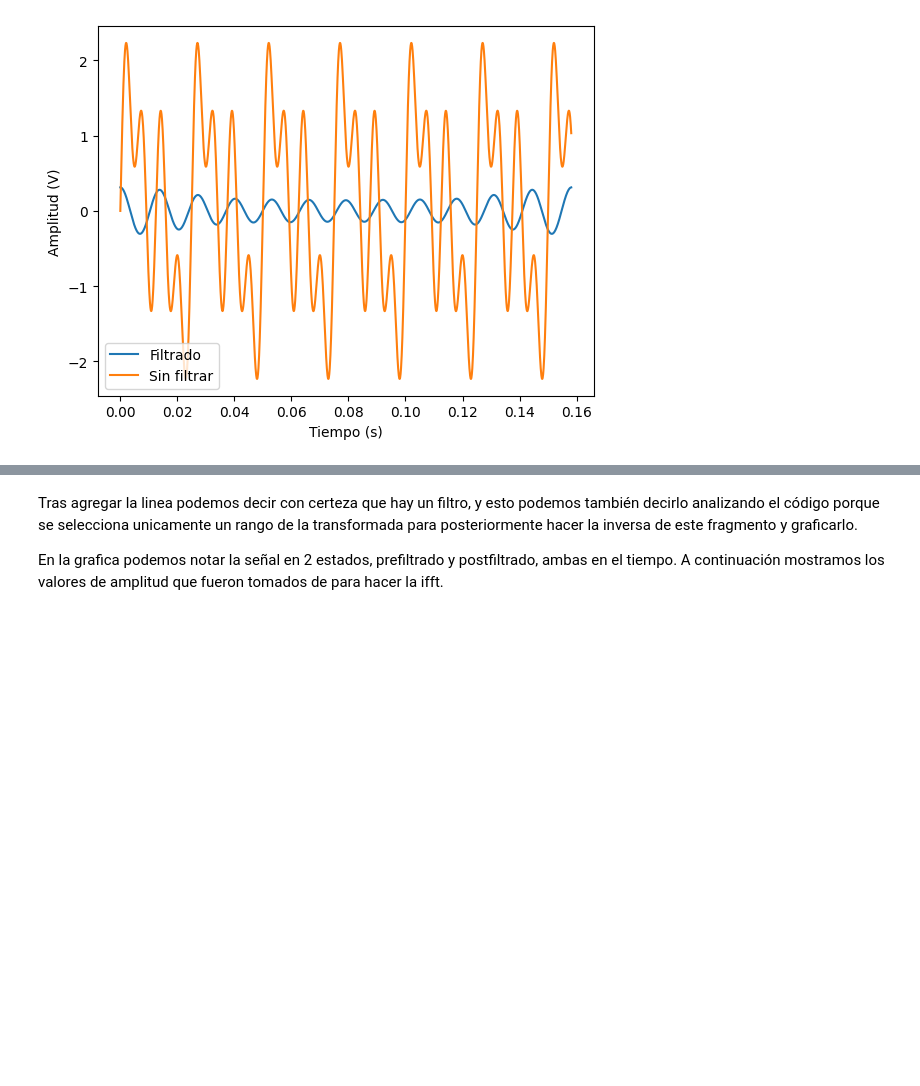
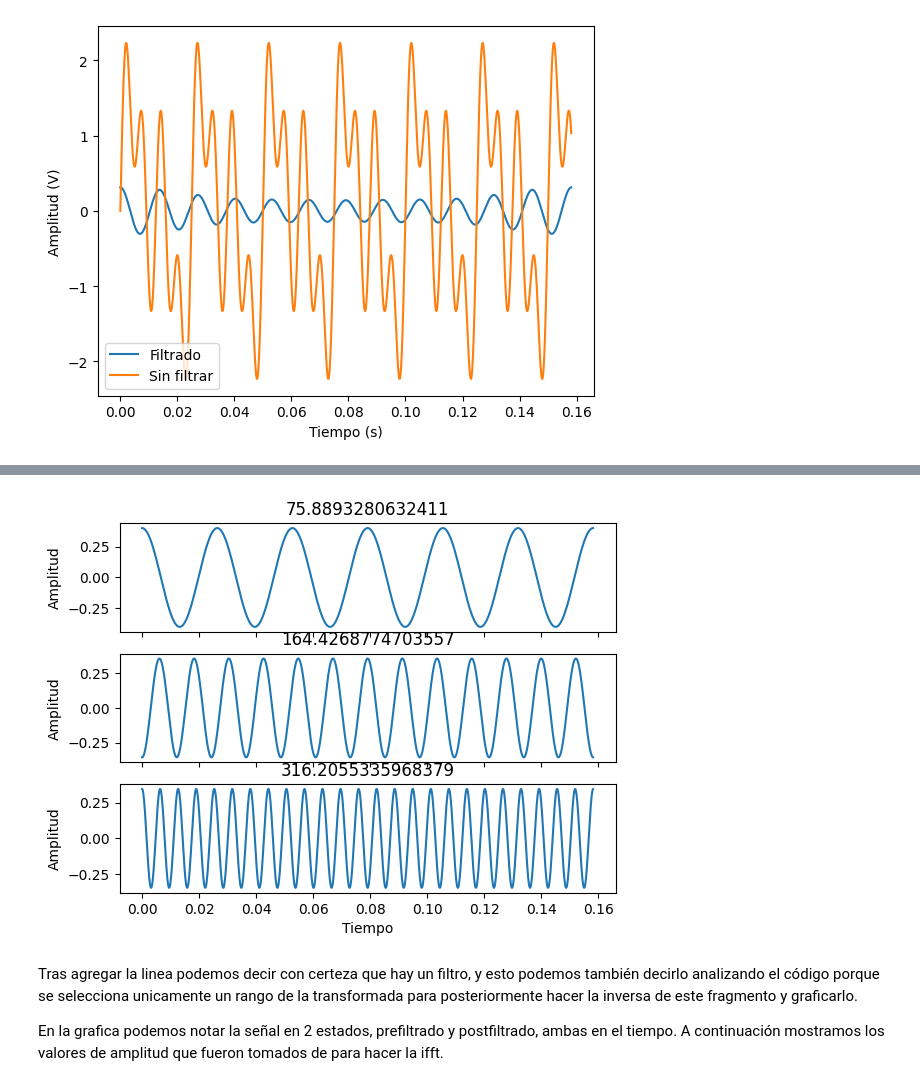
Before and after one commit to AndresBanquezBio/Biosenales, a Jupyter notebook: Practica_5/Practica5.ipynb, the cells around one changed output, grey strips where cells are left out. Drawn from its saved outputs; the diff is of its cells as text; code cells hidden in the pictures; blank space fills up the shorter version.

```diff
--- a/Practica_5/Practica5.ipynb
+++ b/Practica_5/Practica5.ipynb
@@ -173,3 +193,19 @@ plt.show()
+# %%
+fig, ax = plt.subplots(3,1, sharex = True)
+for j, i in enumerate(freqsPeaks[0]):
+    X = np.zeros((len(F1)))
+    X[i] = F1[i]
+
+    x = np.fft.ifft(X)
+
+    ax[j].plot(t, np.real(x))
+    ax[j].set_ylabel('Amplitud')
+    ax[j].set_title(freqs[i])
+
+ax[2].set_xlabel('Tiempo')
+plt.show()
+# %% [output]
+[figure, added]
 # %% [markdown]
 Tras agregar la linea podemos decir con certeza que hay un filtro, y esto podemos también decirlo analizando el código porque se selecciona unicamente un rango de la transformada para posteriormente hacer la inversa de este fragmento y graficarlo.
 
```
Also changed, not shown: parts of 3 cells of this notebook.
